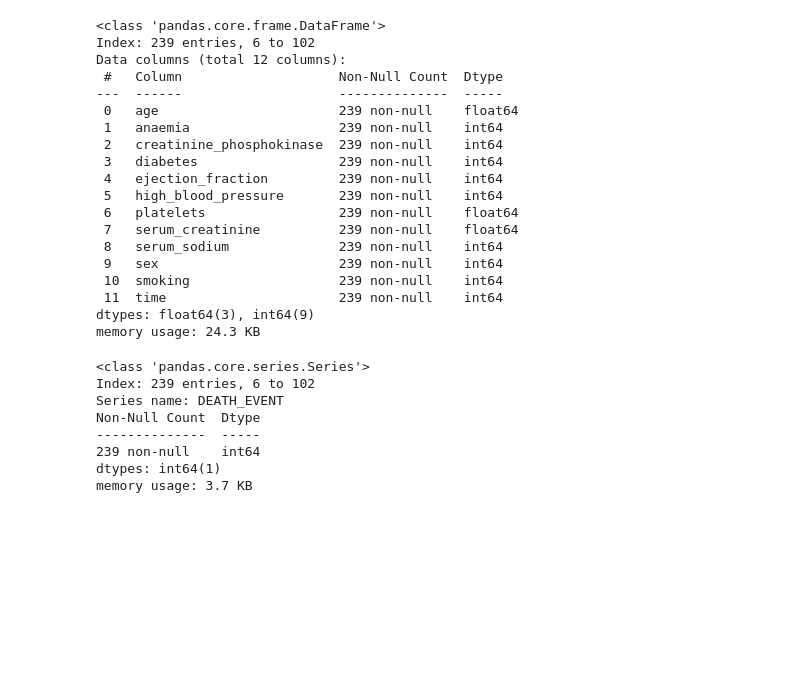
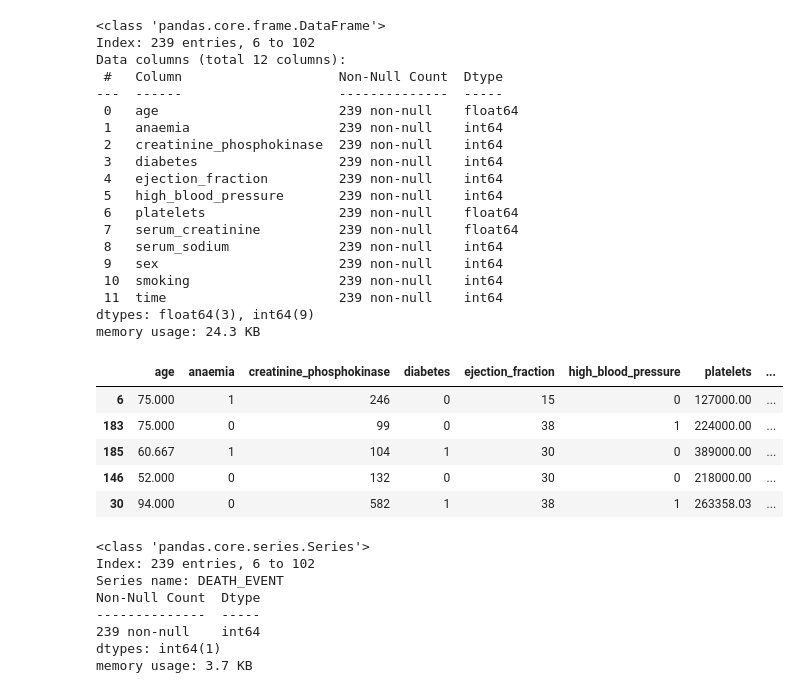
Before and after one commit to BlueJayVRStudio/DeepLearningFinal, a Jupyter notebook: DeepLearningProject.ipynb, the cells around one changed output. Drawn from its saved outputs; the diff is of its cells as text; code cells hidden in the pictures; blank space fills up the shorter version.

```diff
--- a/DeepLearningProject.ipynb
+++ b/DeepLearningProject.ipynb
@@ -76,6 +76,15 @@ Data columns (total 12 columns):
  11  time                      239 non-null    int64
 dtypes: float64(3), int64(9)
 memory usage: 24.3 KB
+# %%
+X_train.head()
+# %% [output]
+|  | age | anaemia | creatinine_phosphokinase | diabetes | ejection_fraction | high_blood_pressure | platelets | ... |
+| 6 | 75.000 | 1 | 246 | 0 | 15 | 0 | 127000.00 | ... |
+| 183 | 75.000 | 0 | 99 | 0 | 38 | 1 | 224000.00 | ... |
+| 185 | 60.667 | 1 | 104 | 1 | 30 | 0 | 389000.00 | ... |
+| 146 | 52.000 | 0 | 132 | 0 | 30 | 0 | 218000.00 | ... |
+| 30 | 94.000 | 0 | 582 | 1 | 38 | 1 | 263358.03 | ... |
 # %%
 y_train.info()
 # %% [output]
```
Also changed, not shown: parts of 2 cells of this notebook.
